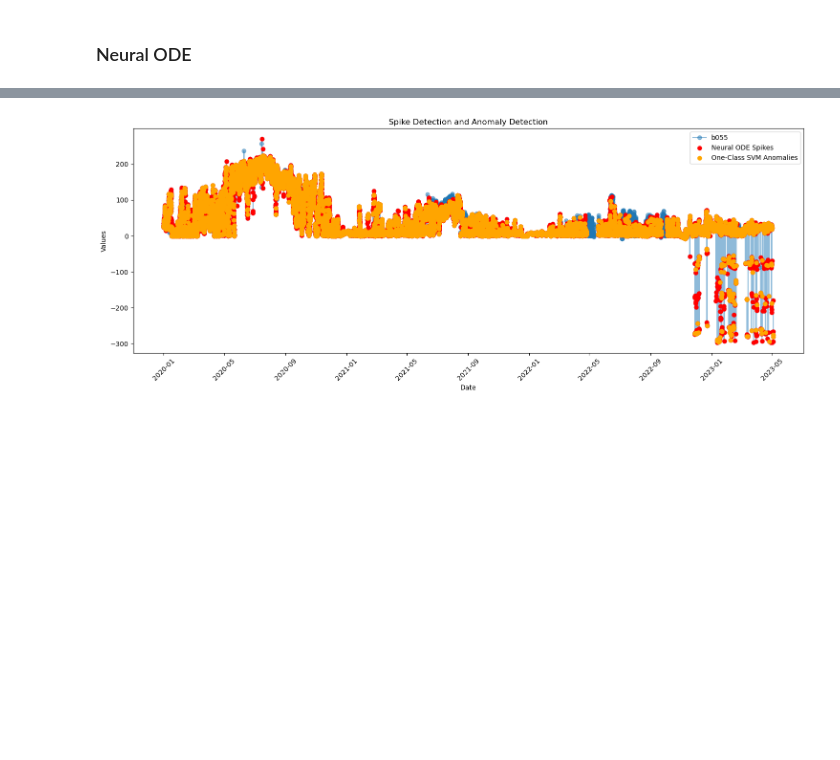
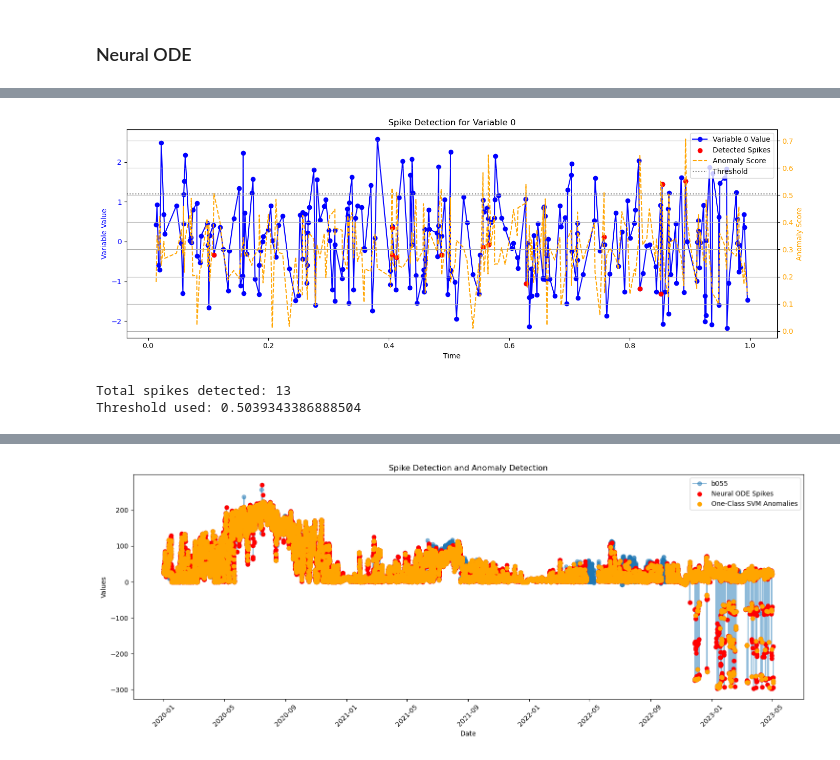
Before and after one commit to techzzt/NeuralODE-NF, a Jupyter notebook: ADD_NeuralODE.ipynb, the cells around one changed output, grey strips where cells are left out. Saved outputs shown, nothing was run; the diff lists cells and outputs as text; code cells hidden in the pictures; blank space fills up the shorter version.

```diff
--- a/ADD_NeuralODE.ipynb
+++ b/ADD_NeuralODE.ipynb
@@ -331,0 +664,6 @@ IndexError: Boolean index has wrong length: 24921 instead of 29256
+# %%
+plot_spike_detection_for_variable(x, time_steps, output, var_idx=0, percentile=95)
+# %% [output]
+[figure, added]
+Total spikes detected: 13
+Threshold used: 0.5039343386888504
```
Also changed, not shown: parts of 24 cells of this notebook.
